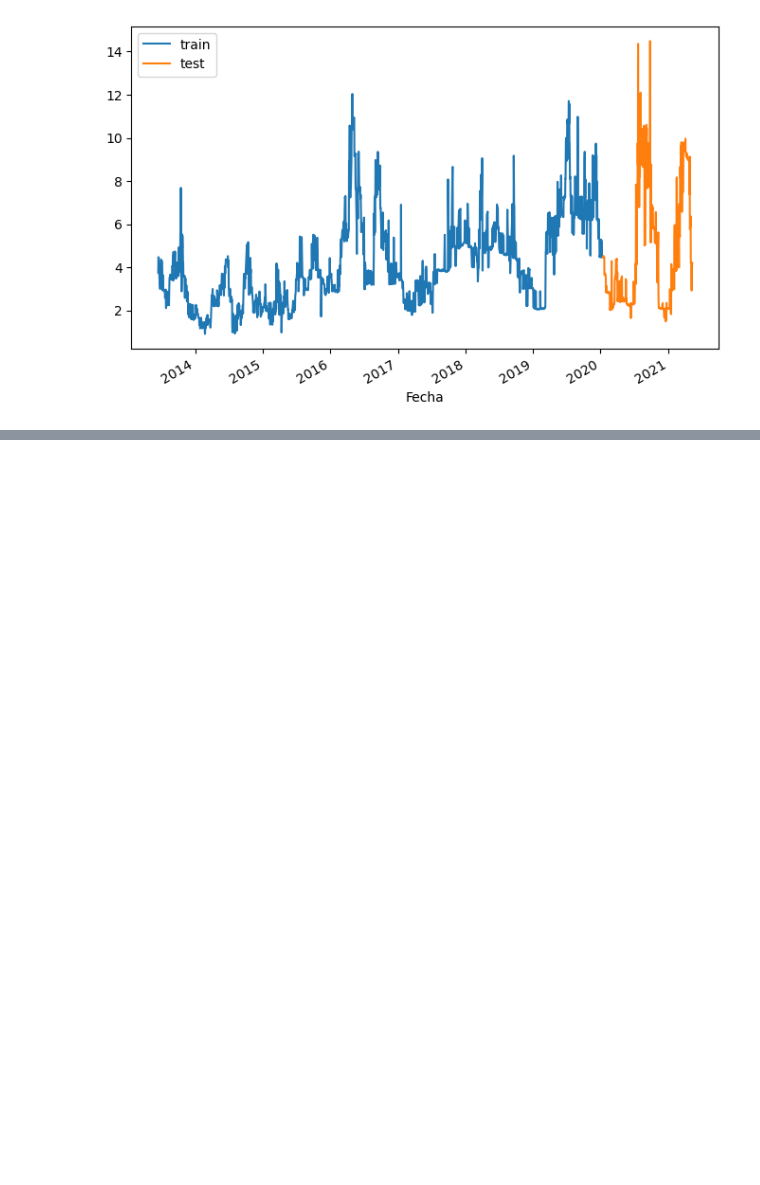
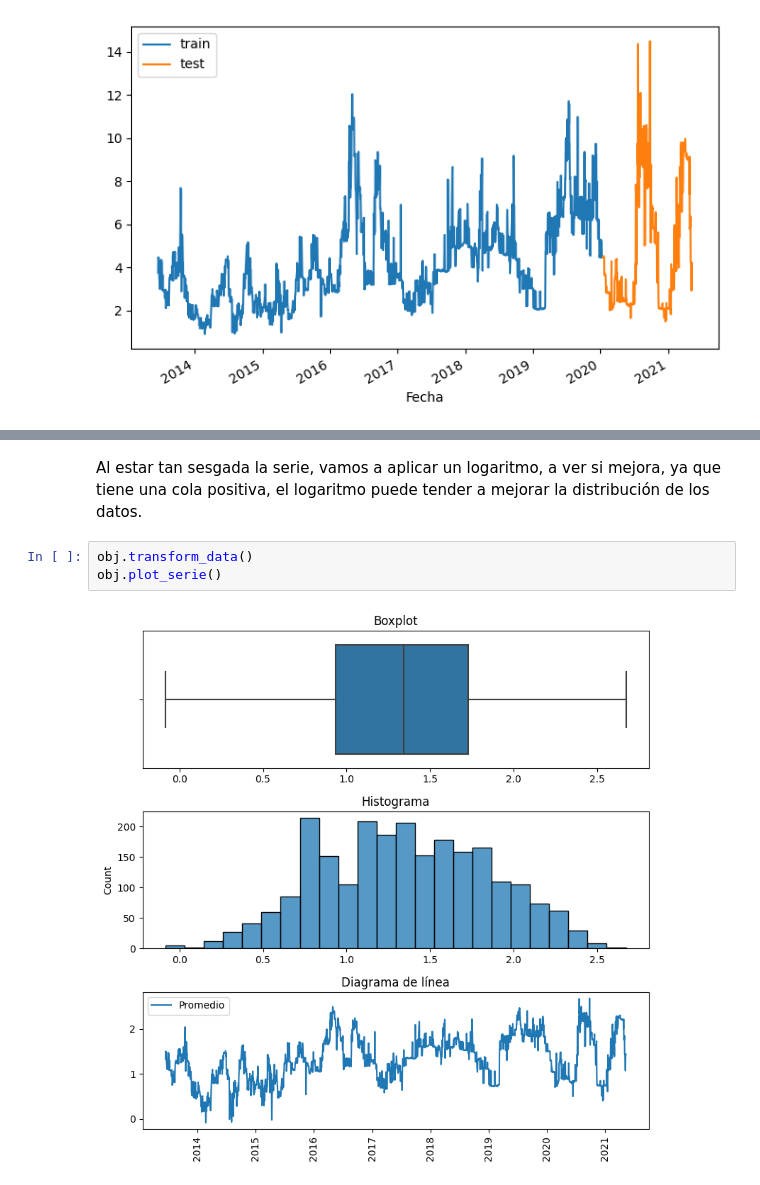
Before and after one commit to paucardenasg/Proyecto_MNLP, a Jupyter notebook: Proyecto_Final.ipynb, the cells around one changed output, grey strips where cells are left out. Drawn from its saved outputs; the diff is of its cells as text; blank space fills up the shorter version.

```diff
--- a/Proyecto_Final.ipynb
+++ b/Proyecto_Final.ipynb
@@ -238,0 +266,7 @@ plt.show()
+# %% [markdown]
+Al estar tan sesgada la serie, vamos a aplicar un logaritmo, a ver si mejora, ya que tiene una cola positiva, el logaritmo puede tender a mejorar la distribución de los datos.
+# %%
+obj.transform_data()
+obj.plot_serie()
+# %% [output]
+[figure, added]
```
Also changed, not shown: parts of 25 cells of this notebook, 1 other file.
